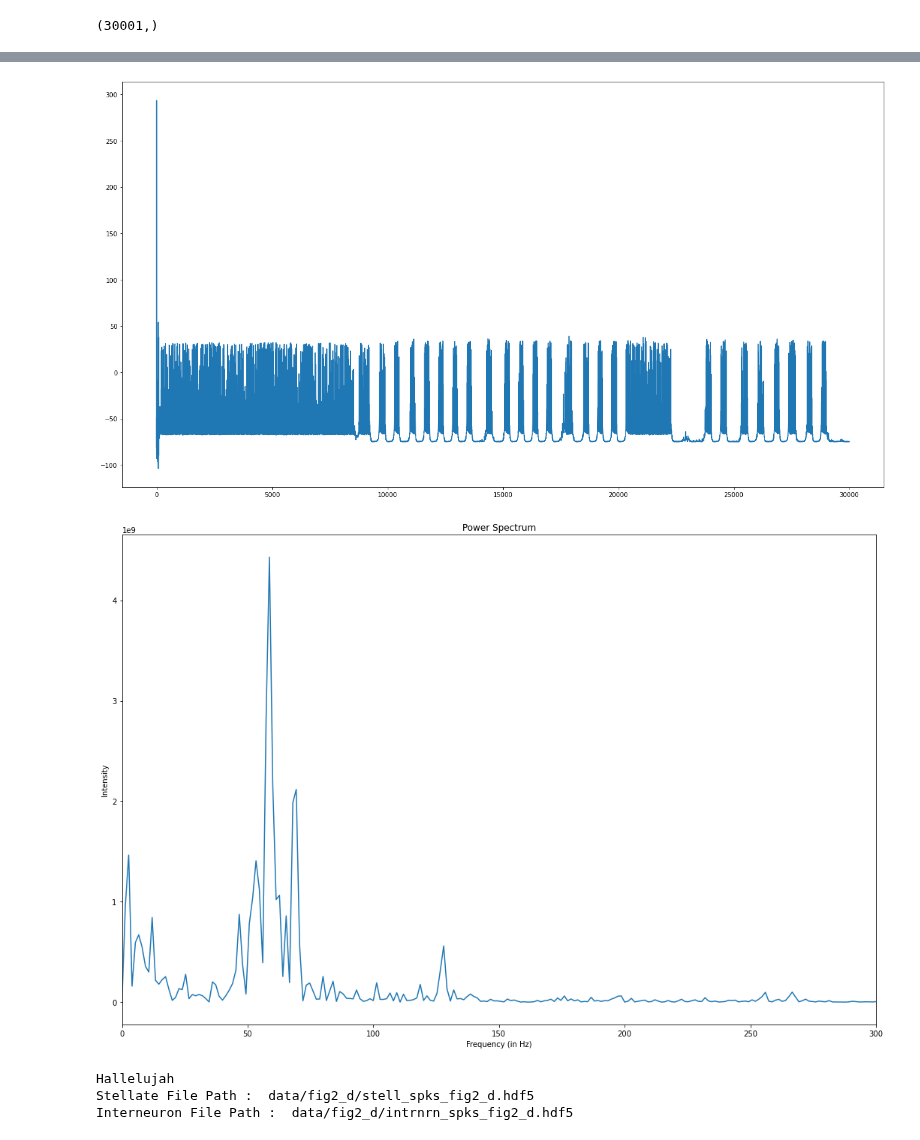
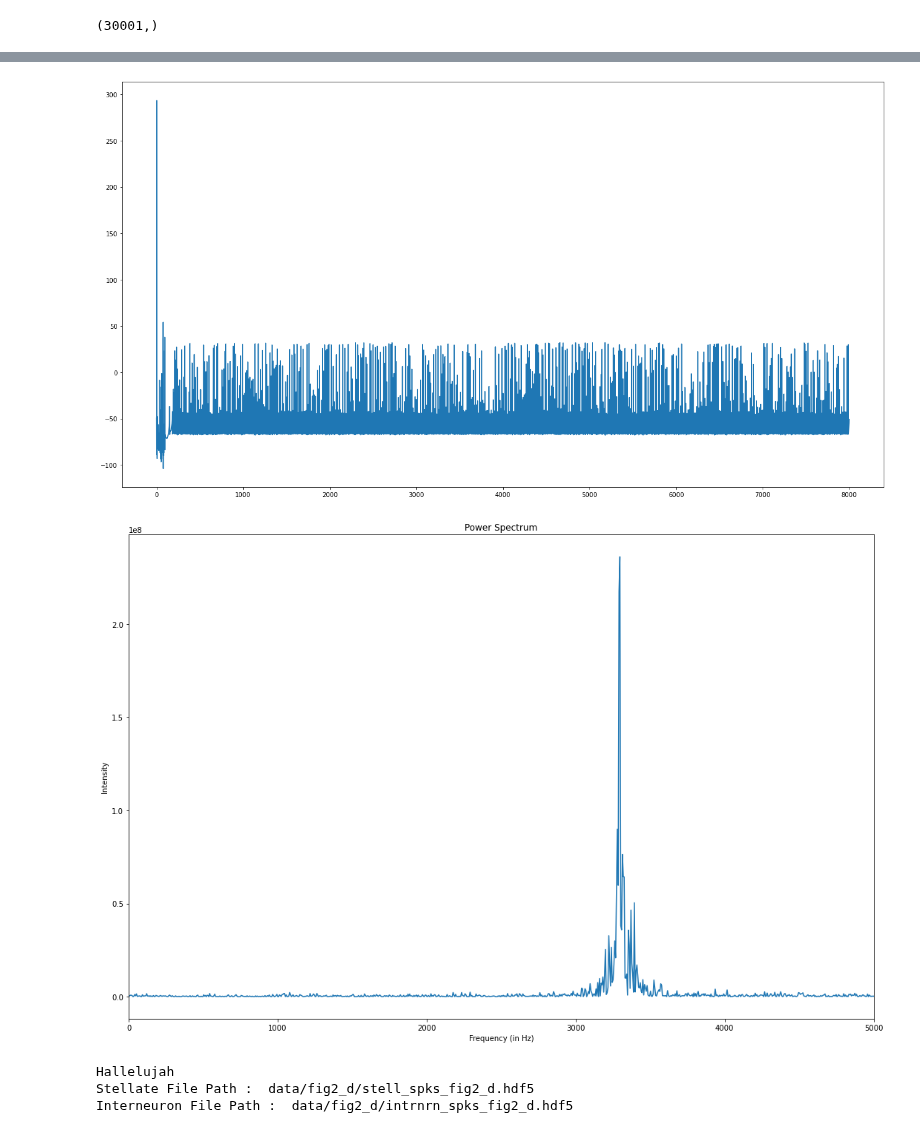
Before and after one commit to tiny-infinity/GridCellsCopy, a Jupyter notebook: analysis/notebooks/theta_analysis/gov_5.ipynb, the cells around one changed output, grey strips where cells are left out. Cells and saved outputs as stored; diff of their text form; code cells hidden in the pictures.

```diff
--- a/analysis/notebooks/theta_analysis/gov_5.ipynb
+++ b/analysis/notebooks/theta_analysis/gov_5.ipynb
@@ -361,3 +361,21 @@ intrnrn_dc_theta=s_utils.load_data(sim_id="fig2_d",data_id="intrnrn_theta_dc")
 print(np.shape(intrnrn_dc_theta))
 # %% [output]
 (30001,)
+# %%
+stell_spks,intrnrn_spks=s_utils.load_spikes("fig2_d",sim_num=0)
+intrnrn_dc_theta=s_utils.load_data(sim_id="fig2_d",data_id="intrnrn_theta_dc")
+plt.figure(figsize=(22,12))
+fig,ax=plt.subplots(3,1,figsize=(22,12))
+time_arr=np.linspace(0,30000,30000)
+for i in range(0,192,1):
+    firing_rate = a_utils.instant_rate(sim_dur=30000,stdev=10,spike_train=intrnrn_spks[i])
+    fft_freq,fft_sig, pow_spec = a_utils.calc_fft(firing_rate[8000:])
+    ax[1].plot(time_arr,intrnrn_dc_theta[1:])
+    ax[0].plot(time_arr,firing_rate)
+    ax[2].plot(fft_freq,pow_spec)
+    ax[2].set_xlim(0,150)
+    ax[2].axvline(x=10)
+plt.show()
+
+plt.plot(time_arr[8000:],firing_rate[8000:])
+plt.show()
@@ -364,23 +389,17 @@ print(np.shape(intrnrn_dc_theta))
 # %%
-stell_spks,intrnrn_spks=s_utils.load_spikes("fig2_d",sim_num=0)
+stell_spks,intrnrn_spks=s_utils.load_spikes("fig2_e",sim_num=0)
 intrnrn_dc_theta=s_utils.load_data(sim_id="fig2_d",data_id="intrnrn_theta_dc")
 plt.figure(figsize=(22,12))
 fig,ax=plt.subplots(3,1,figsize=(22,12))
 time_arr=np.linspace(0,30000,30000)
 for i in range(0,192,1):
-    firing_rate = a_utils.instant_rate(sim_dur=30000,stdev=100,spike_train=intrnrn_spks[i])
+    firing_rate = a_utils.instant_rate(sim_dur=30000,stdev=10,spike_train=intrnrn_spks[i])
     fft_freq,fft_sig, pow_spec = a_utils.calc_fft(firing_rate)
     ax[1].plot(time_arr,intrnrn_dc_theta[1:])
     ax[0].plot(time_arr,firing_rate)
     ax[2].plot(fft_freq,pow_spec)
     ax[2].set_xlim(0,150)
     ax[2].axvline(x=10)
-
-
-
-
-
-
 plt.show()
 # %% [output]
 Hallelujah
@@ -391,13 +410,13 @@ Interneuron File Path :  data/fig2_d/intrnrn_spks_fig2_d.hdf5
 # %%
 intrnrn_theta_input = s_utils.load_data(sim_id="fig2_d",data_id="intrnrn_v")
 plt.figure(figsize=(22,12))
-plt.plot(time_arr,intrnrn_theta_input[1:])
+plt.plot(time_arr[:8000],intrnrn_theta_input[1:8001])
 
 plt.show()
-g_utils.plot_power_spectrum(intrnrn_theta_input,xmax=300)
+g_utils.plot_power_spectrum(intrnrn_theta_input[1000:8001],xmax=5000)
 # %% [output]
-[figure, old version]
+[figure, new version]
-[figure, old version]
+[figure, new version]
 # %%
 #g_utils.plot_mult_stddev(["fig2_d"],num_trials=1)
 stell_spks,intrnrn_spks = s_utils.load_spikes(sim_id="fig2_d",sim_num=4)
```
Also changed, not shown: parts of 2 cells of this notebook.
